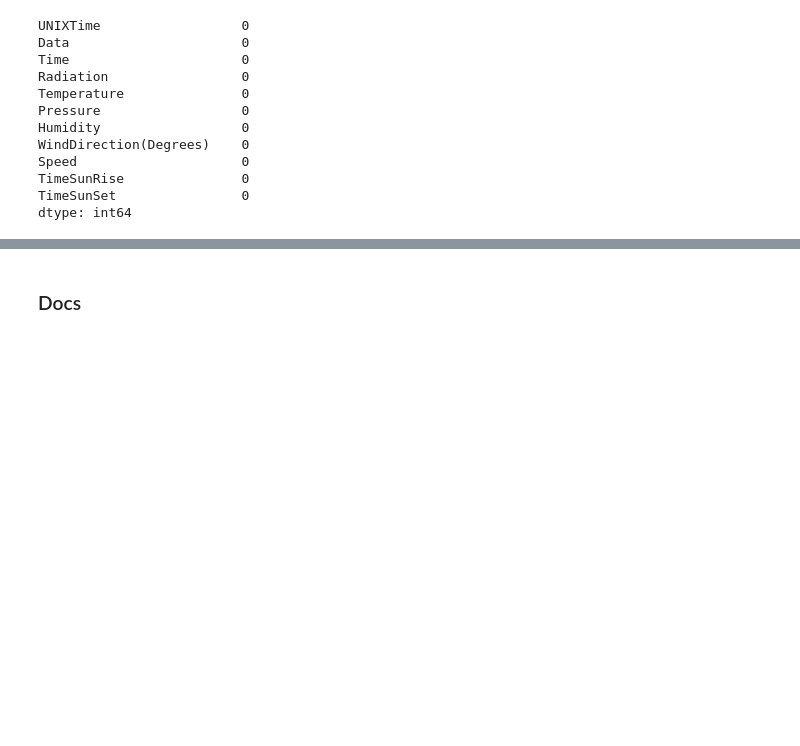
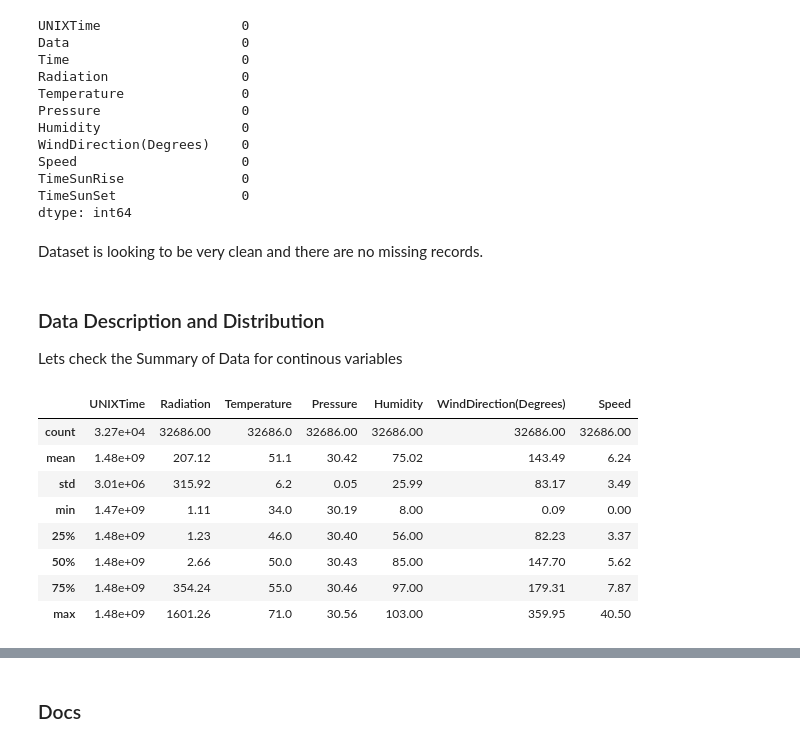
Before and after one commit to ninadcpa/DSC630, a Jupyter notebook: Predictive_Analytics_Final_Project.ipynb, the cells around one changed output, grey strips where cells are left out. Cells and saved outputs as stored; diff of their text form; code cells hidden in the pictures; blank space fills up the shorter version.

```diff
--- a/Predictive_Analytics_Final_Project.ipynb
+++ b/Predictive_Analytics_Final_Project.ipynb
@@ -275,3 +273,21 @@ Speed                     0
 TimeSunRise               0
 TimeSunSet                0
 dtype: int64
+# %% [markdown]
+Dataset is looking to be very clean and there are no missing records.
+# %% [markdown]
+### Data Description and Distribution
+
+Lets check the Summary of Data for continous variables
+# %%
+df.describe()
+# %% [output]
+|  | UNIXTime | Radiation | Temperature | Pressure | Humidity | WindDirection(Degrees) | Speed |
+| count | 3.27e+04 | 32686.00 | 32686.0 | 32686.00 | 32686.00 | 32686.00 | 32686.00 |
+| mean | 1.48e+09 | 207.12 | 51.1 | 30.42 | 75.02 | 143.49 | 6.24 |
+| std | 3.01e+06 | 315.92 | 6.2 | 0.05 | 25.99 | 83.17 | 3.49 |
+| min | 1.47e+09 | 1.11 | 34.0 | 30.19 | 8.00 | 0.09 | 0.00 |
+| 25% | 1.48e+09 | 1.23 | 46.0 | 30.40 | 56.00 | 82.23 | 3.37 |
+| 50% | 1.48e+09 | 2.66 | 50.0 | 30.43 | 85.00 | 147.70 | 5.62 |
+| 75% | 1.48e+09 | 354.24 | 55.0 | 30.46 | 97.00 | 179.31 | 7.87 |
+| max | 1.48e+09 | 1601.26 | 71.0 | 30.56 | 103.00 | 359.95 | 40.50 |
```
Also changed, not shown: parts of 15 cells of this notebook.
